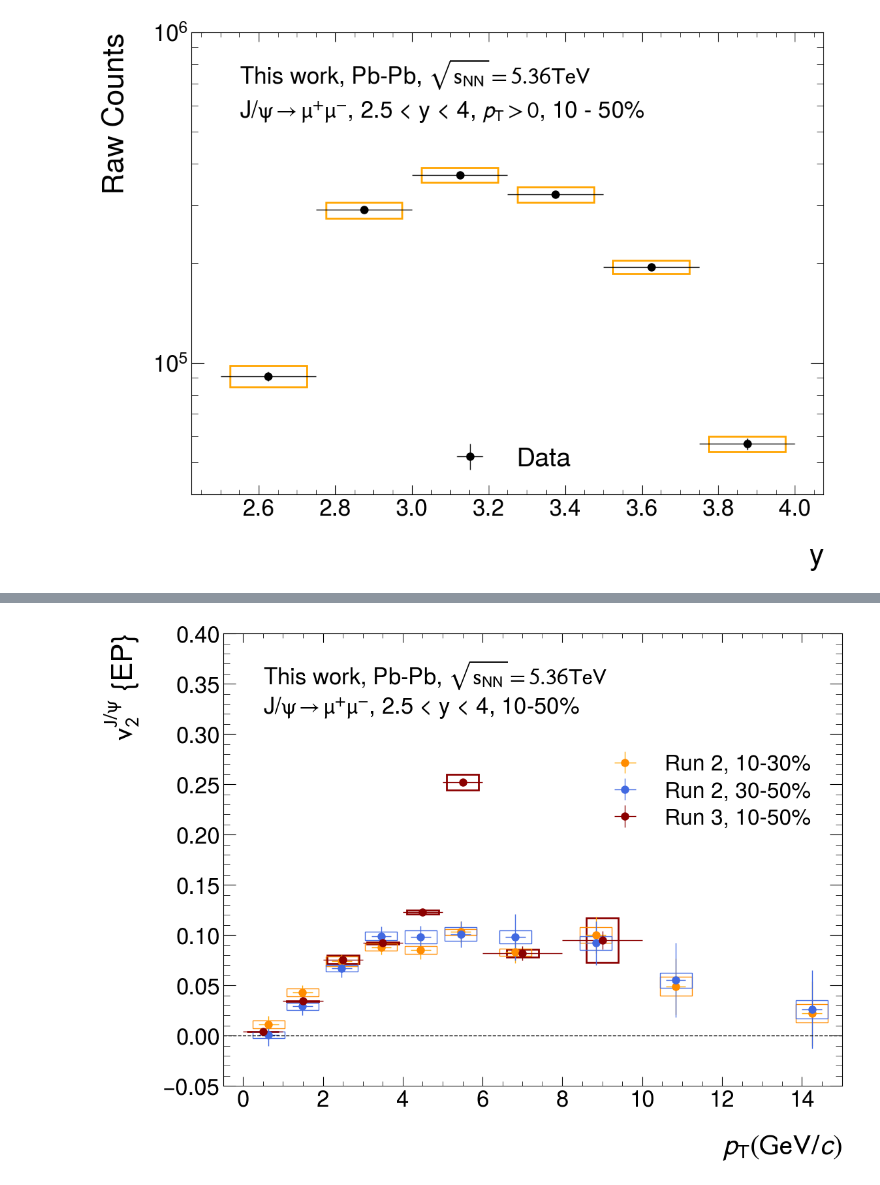
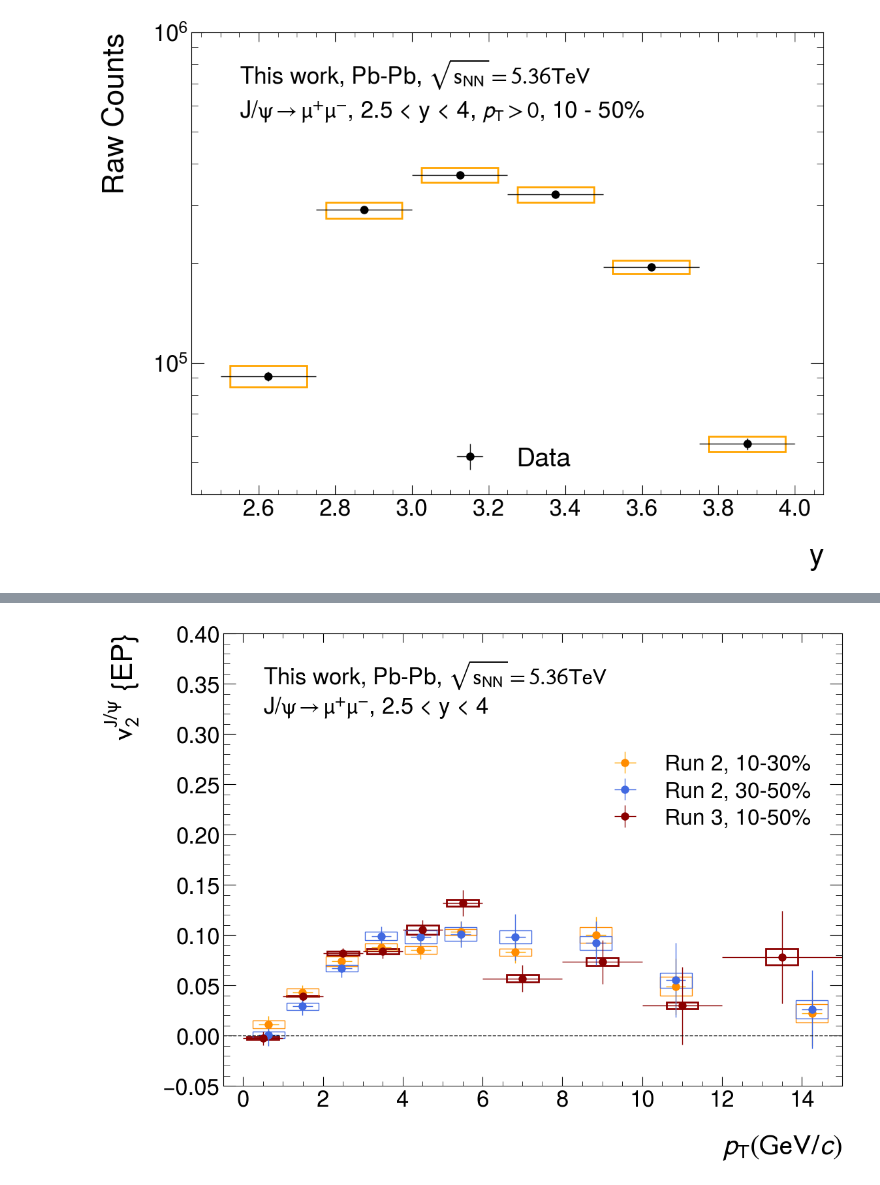
Before and after one commit to lucamicheletti93/jpsi_flow_run3, a Jupyter notebook: utils/plot_v2_results.ipynb, the cells around one changed output, grey strips where cells are left out. Cells and saved outputs as stored; diff of their text form; code cells hidden in the pictures.

```diff
--- a/utils/plot_v2_results.ipynb
+++ b/utils/plot_v2_results.ipynb
@@ -194,22 +184,22 @@ plt.show()
 # %%
 # Creating histogram
 fig, ax = plt.subplots()
-plot_syst(pt_rebin, 0.4, v2_jpsi_vs_pt_10_50_rebin, syst_v2_jpsi_vs_pt_10_50_rebin, ax, 'darkred', 2)
+plot_syst(pt_final, 0.4, v2_jpsi_vs_pt_10_50_final, syst_v2_jpsi_vs_pt_10_50_final, ax, 'darkred', 2)
 plot_syst(pt_run2, 0.4, v2_jpsi_run2_vs_pt_10_30, syst_v2_jpsi_run2_vs_pt_10_30, ax, 'darkorange', 1)
 plot_syst(pt_run2, 0.4, v2_jpsi_run2_vs_pt_30_50, syst_v2_jpsi_run2_vs_pt_30_50, ax, 'royalblue', 1)
 
 plt.xlabel(r'$\it{p}_{\rm{T}} (\rm{GeV}/\it{c})$')
 plt.ylabel(r'$v_{2}^{J/\psi}$ {EP}')
 plt.xlim(-0.5, 15)
 plt.ylim(-0.05, 0.40)
 plt.errorbar(pt_run2, v2_jpsi_run2_vs_pt_10_30, xerr=err_pt_run2, yerr=stat_v2_jpsi_run2_vs_pt_10_30, label="Run 2, 10-30%", fmt='o', color='darkorange', ecolor='orange')
 plt.errorbar(pt_run2, v2_jpsi_run2_vs_pt_30_50, xerr=err_pt_run2, yerr=stat_v2_jpsi_run2_vs_pt_30_50, label="Run 2, 30-50%", fmt='o', color='royalblue', ecolor='royalblue')
-plt.errorbar(pt_rebin, v2_jpsi_vs_pt_10_50_rebin, xerr=err_pt_rebin, yerr=stat_v2_jpsi_vs_pt_10_50_rebin, label="Run 3, 10-50%", fmt='o', color='darkred', ecolor='darkred')
+plt.errorbar(pt_final, v2_jpsi_vs_pt_10_50_final, xerr=err_pt_final, yerr=stat_v2_jpsi_vs_pt_10_50_final, label="Run 3, 10-50%", fmt='o', color='darkred', ecolor='darkred')
 plt.legend(loc=(0.6, 0.55), fontsize='xx-large')
 plt.text(0.5, 0.35, r'This work, Pb-Pb, $\sqrt{s_{\rm{NN}}} = 5.36 TeV$', fontsize=25)
-plt.text(0.5, 0.32, r'J/$\psi\rightarrow\mu^{+}\mu^{-}$, 2.5 < y < 4, 10-50%', fontsize=25)
+plt.text(0.5, 0.32, r'J/$\psi\rightarrow\mu^{+}\mu^{-}$, 2.5 < y < 4', fontsize=25)
 plt.axhline(y=0., color='black', linestyle='--')
 plt.savefig("/Users/lucamicheletti/GITHUB/jpsi_flow_run3/figures/v2_jpsi_vs_pt_centr_10_50_run2_vs_run3.pdf", format="pdf", bbox_inches="tight")
 plt.show()
 # %% [output]
-[figure, old version]
+[figure, new version]
```
Also changed, not shown: parts of 7 cells of this notebook, 4 other files.
